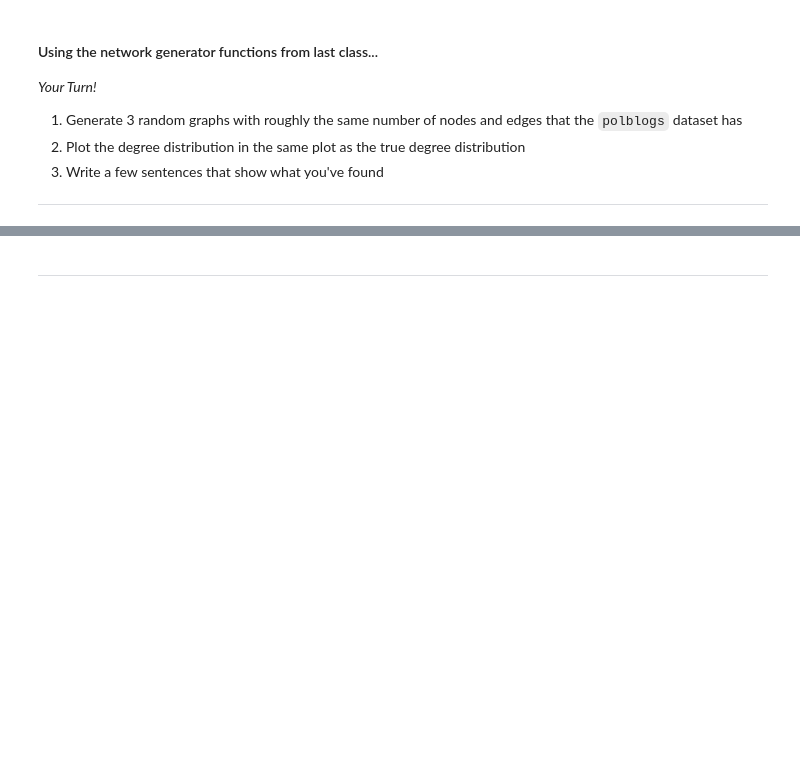
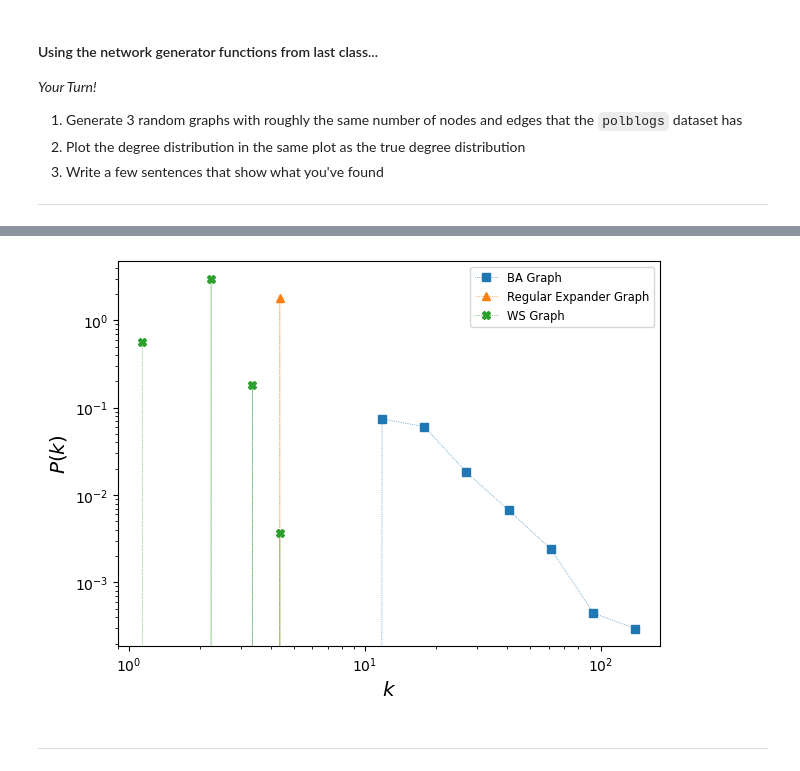
Before and after one commit to MostafaAlkady/student-network-science-data-book, a Jupyter notebook: class_03_networkx2.ipynb, the cells around one changed output, grey strips where cells are left out. Cells and saved outputs as stored; diff of their text form; code cells hidden in the pictures; blank space fills up the shorter version.

```diff
--- a/class_03_networkx2.ipynb
+++ b/class_03_networkx2.ipynb
@@ -74,7 +74,7 @@ plt.plot(sorted(deg_vals))
 # %%
 from collections import Counter
 # %%
-min_deg = 0
+min_deg = min(deg_vals)
 max_deg = max(deg_vals)
 deg_bins = {i:0 for i in range(min_deg, max_deg+1)}
 for i,j in dict(Counter(deg_vals)).items():
@@ -115,17 +115,21 @@ def degree_distribution(G, number_of_bins=15, log_binning=True, density=True):
         probability density if density=True node counts if density=False; binned edges
 
     """
+    import numpy as np
 
     # Step 1: We will first need to define the support of our distribution
 
-
+    min_deg = min(dict(G.degree().values())
+    max_deg = max(dict(G.degree().values())
+    x_axis = np.linspace(min_deg, max_deg, number_of_bins + 1)
 
     # Step 2: Then we'll need to construct bins
 
-
+    for
 
     # Step 3: Then we can compute the histogram using numpy
 
+    np.hist(
 
     pass
 
@@ -270,26 +278,32 @@ print(N,E)
 # %%
-G1 = nx.gnm_random_graph(N,E)
-G2 = nx.powerlaw_cluster_graph(N, 11, p=0.01)
-G3 = nx.duplication_divergence_graph(N, 0.6698)
+# G1 = nx.gnm_random_graph(N,E)
+G1 = nx.barabasi_albert_graph(N, 10)
+# G2 = nx.powerlaw_cluster_graph(N, 11, p=0.01)
+
+G2 = nx.random_regular_expander_graph(100, 4)
+G3 = nx.watts_strogatz_graph(N, 3, 0.1)
+# G3 = nx.duplication_divergence_graph(N, 0.6698)
 # np.mean([nx.duplication_divergence_graph(N, 0.6698).number_of_edges() for i in range(100)])
 # %%
 fig, ax = plt.subplots(1,1,figsize=(7,5),dpi=100)
 
-x0,y0 = degree_distribution(G0, number_of_bins=12)
+# x0,y0 = degree_distribution(G0, number_of_bins=12)
 x1,y1 = degree_distribution(G1, number_of_bins=12)
 x2,y2 = degree_distribution(G2, number_of_bins=12)
 x3,y3 = degree_distribution(G3, number_of_bins=12)
 
-ax.loglog(x0,y0,marker='o',lw=0.5,ls=':',label='polblogs')
-ax.loglog(x1,y1,marker='s',lw=0.5,ls=':',label=r'$G_{n,m}$')
-ax.loglog(x2,y2,marker='^',lw=0.5,ls=':',label='powerlaw cluster')
-ax.loglog(x3,y3,marker='X',lw=0.5,ls=':',label='duplication divergence')
+# ax.loglog(x0,y0,marker='o',lw=0.5,ls=':',label='polblogs')
+ax.loglog(x1,y1,marker='s',lw=0.5,ls=':',label='BA Graph')
+ax.loglog(x2,y2,marker='^',lw=0.5,ls=':',label='Regular Expander Graph')
+ax.loglog(x3,y3,marker='X',lw=0.5,ls=':',label='WS Graph')
 
 ax.legend(fontsize='small')
 ax.set_xlabel(r'$k$',fontsize='x-large')
 ax.set_ylabel(r'$P(k)$',fontsize='x-large')
 
 plt.show()
+# %% [output]
+[figure, added]
 # %% [markdown]
 ________________
 # %% [markdown]
```
Also changed, not shown: parts of 25 cells of this notebook, 6 other files.
